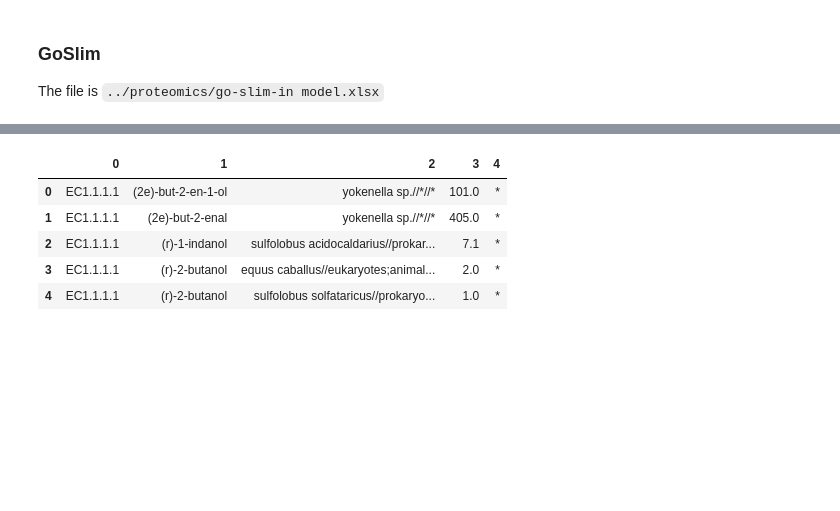
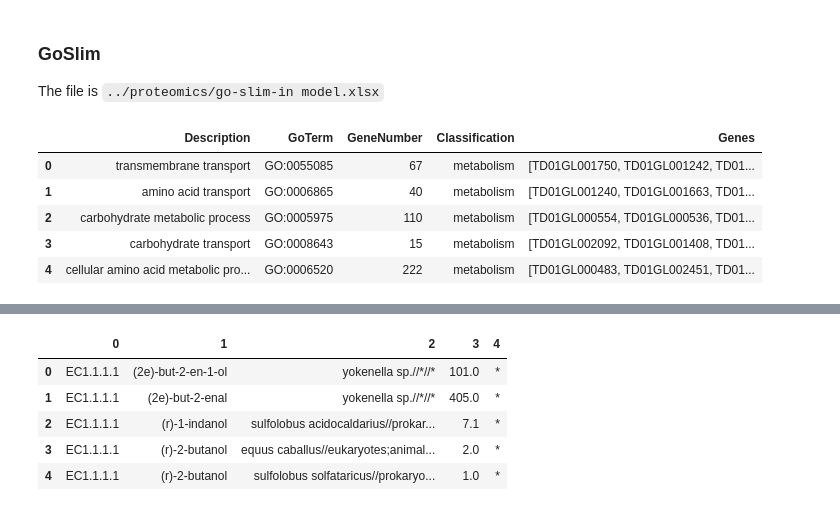
Before and after one commit to SysBioChalmers/Halo-GEM, a Jupyter notebook: ComplementaryScripts/EnzymeConstrainedModelRecon/Scripts/enzyme_distributions.ipynb, the cells around one changed output, grey strips where cells are left out. Cells and saved outputs as stored; diff of their text form; code cells hidden in the pictures; blank space fills up the shorter version.

```diff
--- a/ComplementaryScripts/EnzymeConstrainedModelRecon/Scripts/enzyme_distributions.ipynb
+++ b/ComplementaryScripts/EnzymeConstrainedModelRecon/Scripts/enzyme_distributions.ipynb
@@ -70,0 +77,13 @@ kcat_model
+# %%
+# loda table and get 'Genes' column
+go_slim_db = pd.read_excel('../proteomics/go-slim-in model.xlsx', index_col=None, header=0)
+go_slim_db['Genes'] = [list(set(i[4:])- {np.nan}) for i in go_slim_db.values.tolist()]  # remove np.nan
+go_slim_db = go_slim_db[['Description', 'GoTerm', 'GeneNumber', 'Classification','Genes']]
+go_slim_db.head()
+# %% [output]
+|  | Description | GoTerm | GeneNumber | Classification | Genes |
+| 0 | transmembrane transport | GO:0055085 | 67 | metabolism | [TD01GL001750, TD01GL001242, TD01... |
+| 1 | amino acid transport | GO:0006865 | 40 | metabolism | [TD01GL001240, TD01GL001663, TD01... |
+| 2 | carbohydrate metabolic process | GO:0005975 | 110 | metabolism | [TD01GL000554, TD01GL000536, TD01... |
+| 3 | carbohydrate transport | GO:0008643 | 15 | metabolism | [TD01GL002092, TD01GL001408, TD01... |
+| 4 | cellular amino acid metabolic pro... | GO:0006520 | 222 | metabolism | [TD01GL000483, TD01GL002451, TD01... |
```
Also changed, not shown: parts of 8 cells of this notebook.
